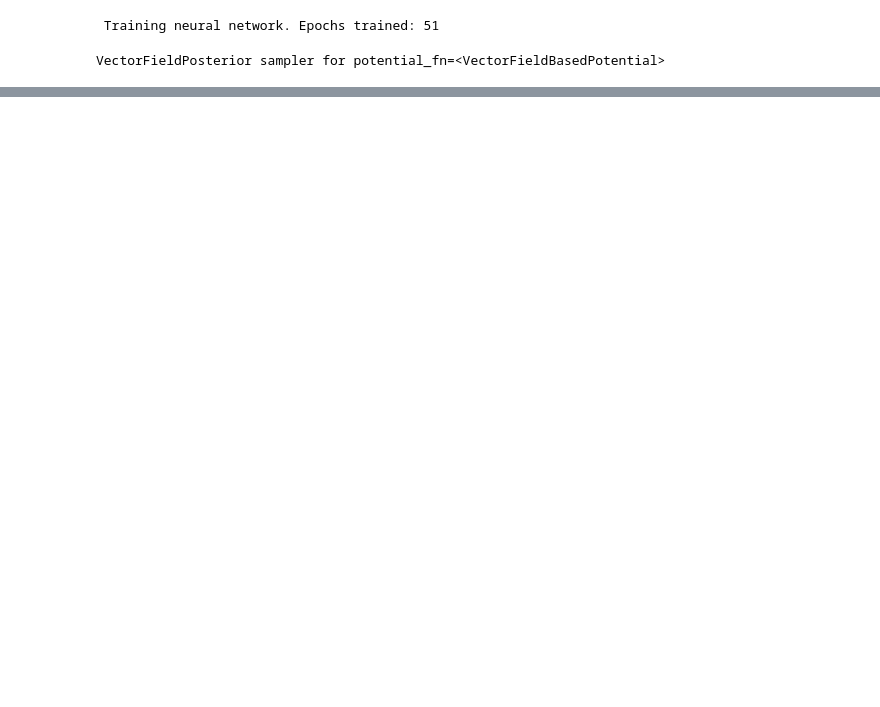
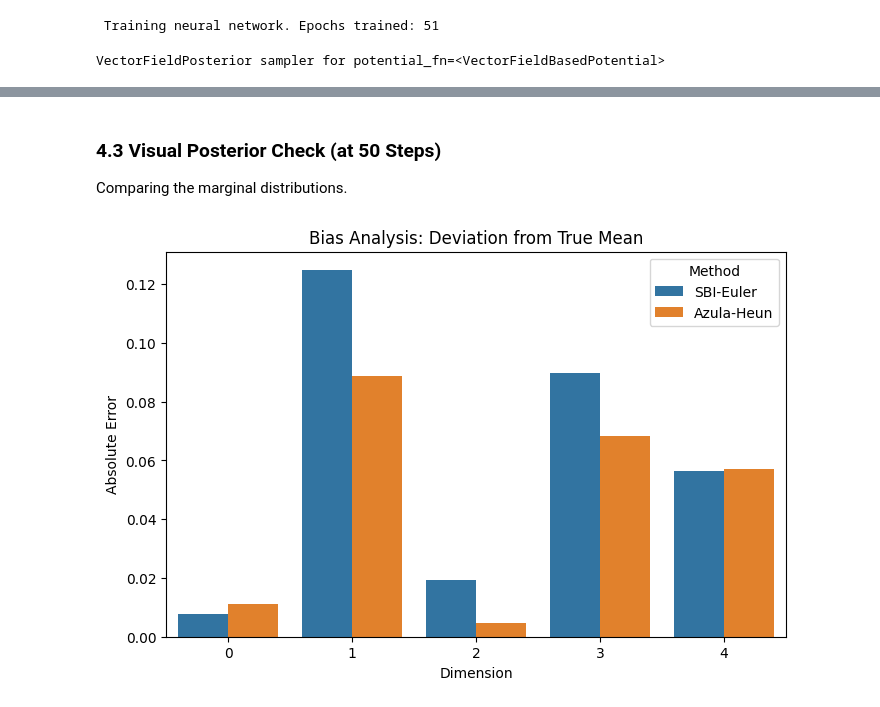
Before and after one commit to satwiksps/sbi, a Jupyter notebook: azula_meets_sbi.ipynb, the cells around one changed output, grey strips where cells are left out. Drawn from its saved outputs; the diff is of its cells as text; code cells hidden in the pictures; blank space fills up the shorter version.

Commit message:
deep analysis of azula and sbi

```diff
--- a/azula_meets_sbi.ipynb
+++ b/azula_meets_sbi.ipynb
@@ -181,15 +169,0 @@ Comparing Ground Truth vs SBI (Euler) vs Azula (Heun) at 50 steps.
-# %%
-gt_np = gt_samples.cpu().numpy()
-sbi_samples = sample_store.get("sbi-euler_50")
-azula_samples = sample_store.get("azula-heun_50")
-
-if sbi_samples is not None and azula_samples is not None:
-    fig, ax = pairplot(
-        [gt_np, sbi_samples.numpy(), azula_samples.numpy()],
-        labels=["Ground Truth", "SBI (Euler)", "Azula (Heun)"],
-        figsize=(10, 10),
-        upper="kde",
-        diag="kde"
-    )
-    plt.suptitle("Posterior Samples Comparison (50 Steps)")
-    plt.show()
@@ -212,0 +203,33 @@ plt.show()
+# %% [markdown]
+### 4.3 Visual Posterior Check (at 50 Steps)
+Comparing the marginal distributions.
+# %%
+# Calculate absolute error of the ESTIMATED mean vs TRUE mean per dimension
+mae_data = []
+
+true_mean = gt_np.mean(axis=0) # noqa: F821
+
+for method in ["SBI-Euler", "Azula-Heun"]:
+    if method in sample_store:
+        est_mean = sample_store[method].numpy().mean(axis=0)
+        # Calculate error for each dimension
+        errors = np.abs(est_mean - true_mean)
+        for dim, err in enumerate(errors):
+            mae_data.append({"Method": method, "Dimension": str(dim), "Abs Error": err})
+
+df_bias = pd.DataFrame(mae_data)
+
+# Bar Plot
+plt.figure(figsize=(8, 5))
+sns.barplot(
+    data=df_bias,
+    x="Dimension",
+    y="Abs Error",
+    hue="Method",
+    palette=["#1f77b4", "#ff7f0e"]
+    )
+plt.title("Bias Analysis: Deviation from True Mean")
+plt.ylabel("Absolute Error")
+plt.show()
+# %% [output]
+[figure, added]
```
Also changed, not shown: parts of 19 cells of this notebook.
